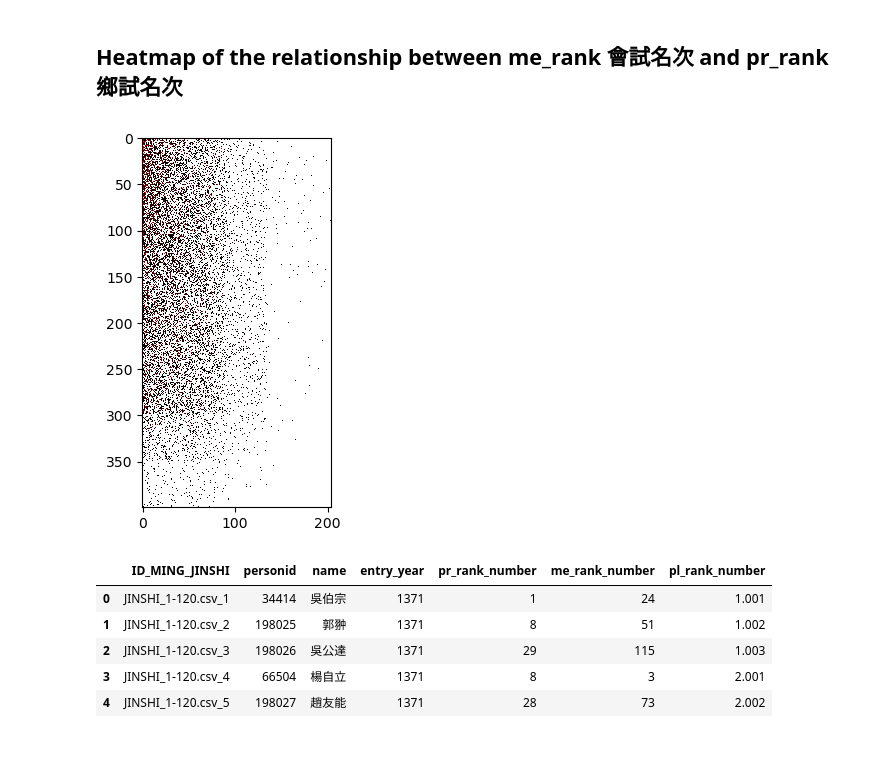
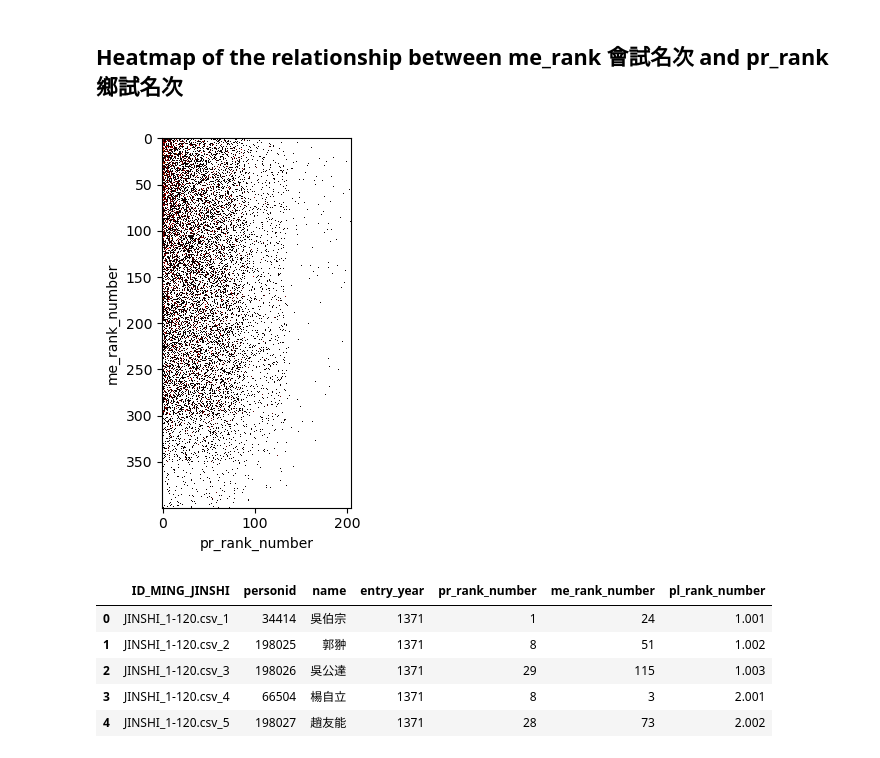
Before and after one commit to sudoghut/ming_provincial_metropolitan_palace_exam_rank_correlation, a Jupyter notebook: ming_provincial_metropolitan_palace_exam_rank_correlation.ipynb, the cells around one changed output. Cells and saved outputs as stored; diff of their text form; code cells hidden in the pictures.

Commit message:
add labels for heatmaps

```diff
--- a/ming_provincial_metropolitan_palace_exam_rank_correlation.ipynb
+++ b/ming_provincial_metropolitan_palace_exam_rank_correlation.ipynb
@@ -337,13 +337,15 @@ plt.show()
 # %%
 input_data_df['me_rank_number'] = input_data_df['me_rank_number'].astype(int)
 input_data_df['pr_rank_number'] = input_data_df['pr_rank_number'].astype(int)
 
 heatmap_data_me_pr = input_data_df.groupby(['me_rank_number', 'pr_rank_number']).size().unstack()
 # heatmap_data_me_pr = heatmap_data_me_pr.fillna(0)
+plt.xlabel('pr_rank_number')
+plt.ylabel('me_rank_number')
 plt.imshow(heatmap_data_me_pr, cmap='hot', interpolation='nearest')
 plt.show()
 # %% [output]
-[figure, old version]
+[figure, new version]
 # %%
 input_data_df.head()
 # %% [output]
```
Also changed, not shown: parts of 1 cell of this notebook, 1 other file.
